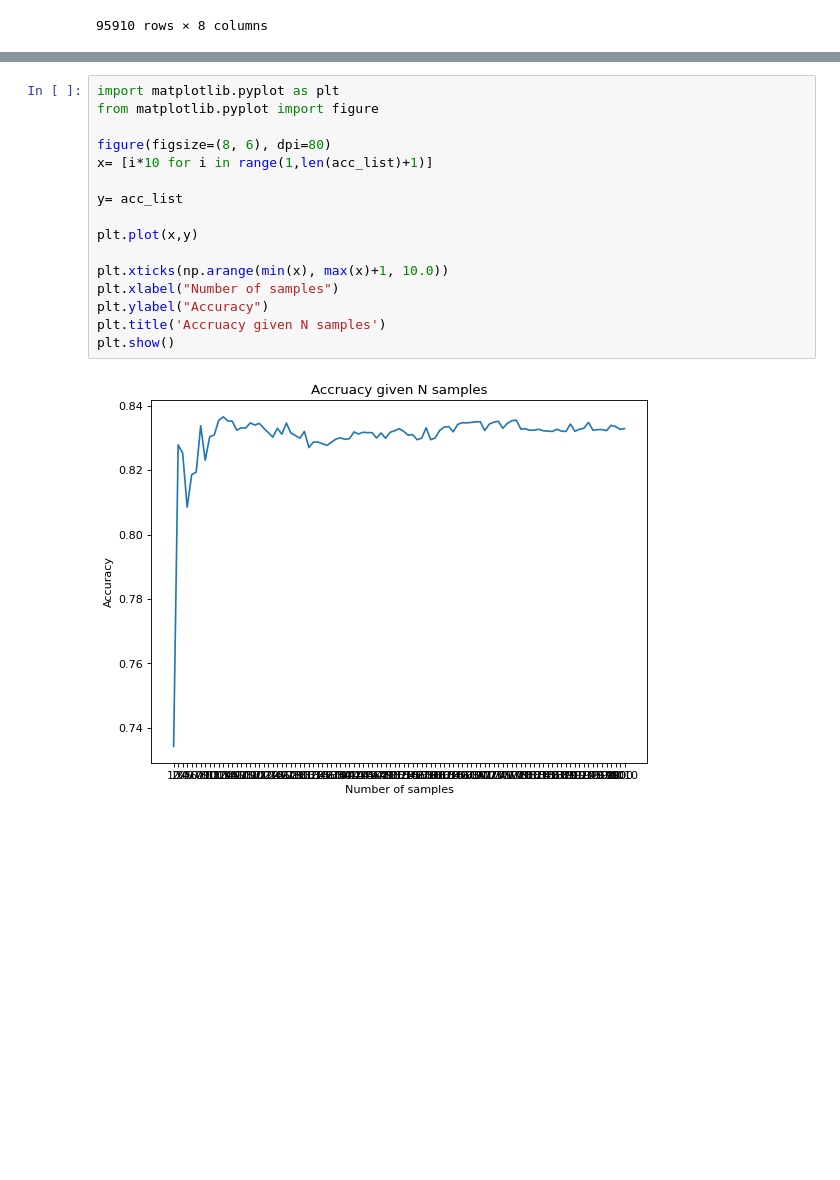
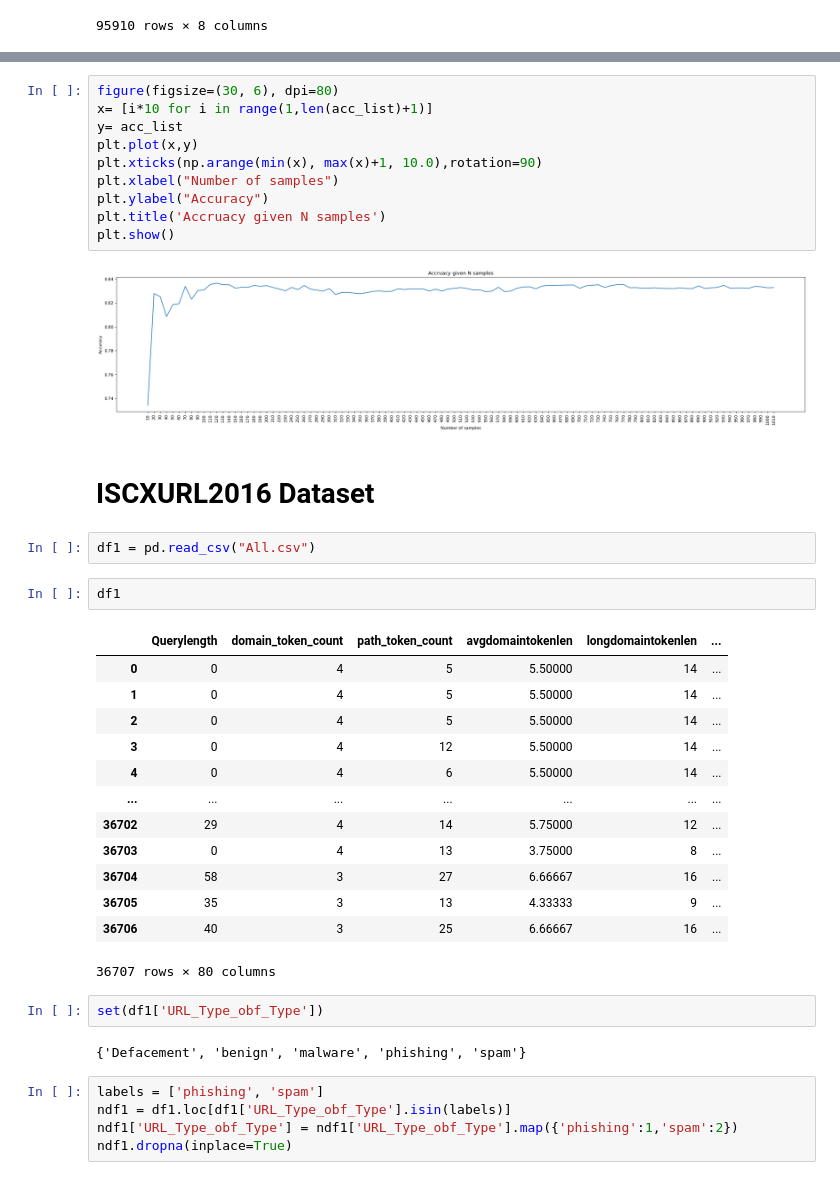
Before and after one commit to AI-and-Blockchain/F22_Web_Spam_Cleanup, a Jupyter notebook: Machine Learning on Spam Data/Test_data.ipynb, the cells around one changed output, grey strips where cells are left out. Cells and saved outputs as stored; diff of their text form; blank space fills up the shorter version.

```diff
--- a/Machine Learning on Spam Data/Test_data.ipynb
+++ b/Machine Learning on Spam Data/Test_data.ipynb
@@ -183,20 +182,43 @@ Feature: domainLen, Score: 0.13975
 Feature: nosOfSubdomain, Score: -1.29896
 [figure]
 # %%
-import matplotlib.pyplot as plt
-from matplotlib.pyplot import figure
-
-figure(figsize=(8, 6), dpi=80)
+figure(figsize=(30, 6), dpi=80)
 x= [i*10 for i in range(1,len(acc_list)+1)]
-
 y= acc_list
-
 plt.plot(x,y)
-
-plt.xticks(np.arange(min(x), max(x)+1, 10.0))
+plt.xticks(np.arange(min(x), max(x)+1, 10.0),rotation=90)
 plt.xlabel("Number of samples")
 plt.ylabel("Accuracy")
 plt.title('Accruacy given N samples')
 plt.show()
 # %% [output]
-[figure, old version]
+[figure, new version]
+# %% [markdown]
+# ISCXURL2016 Dataset
+# %%
+df1 = pd.read_csv("All.csv")
+# %%
+df1
+# %% [output]
+|  | Querylength | domain_token_count | path_token_count | avgdomaintokenlen | longdomaintokenlen | ... |
+| 0 | 0 | 4 | 5 | 5.50000 | 14 | ... |
+| 1 | 0 | 4 | 5 | 5.50000 | 14 | ... |
+| 2 | 0 | 4 | 5 | 5.50000 | 14 | ... |
+| 3 | 0 | 4 | 12 | 5.50000 | 14 | ... |
+| 4 | 0 | 4 | 6 | 5.50000 | 14 | ... |
+| ... | ... | ... | ... | ... | ... | ... |
+| 36702 | 29 | 4 | 14 | 5.75000 | 12 | ... |
+| 36703 | 0 | 4 | 13 | 3.75000 | 8 | ... |
+| 36704 | 58 | 3 | 27 | 6.66667 | 16 | ... |
+| 36705 | 35 | 3 | 13 | 4.33333 | 9 | ... |
+| 36706 | 40 | 3 | 25 | 6.66667 | 16 | ... |
+36707 rows × 80 columns
+# %%
+set(df1['URL_Type_obf_Type'])
+# %% [output]
+{'Defacement', 'benign', 'malware', 'phishing', 'spam'}
+# %%
+labels = ['phishing', 'spam']
+ndf1 = df1.loc[df1['URL_Type_obf_Type'].isin(labels)]
+ndf1['URL_Type_obf_Type'] = ndf1['URL_Type_obf_Type'].map({'phishing':1,'spam':2})
+ndf1.dropna(inplace=True)
```
Also changed, not shown: parts of 10 cells of this notebook, 2 other files.
